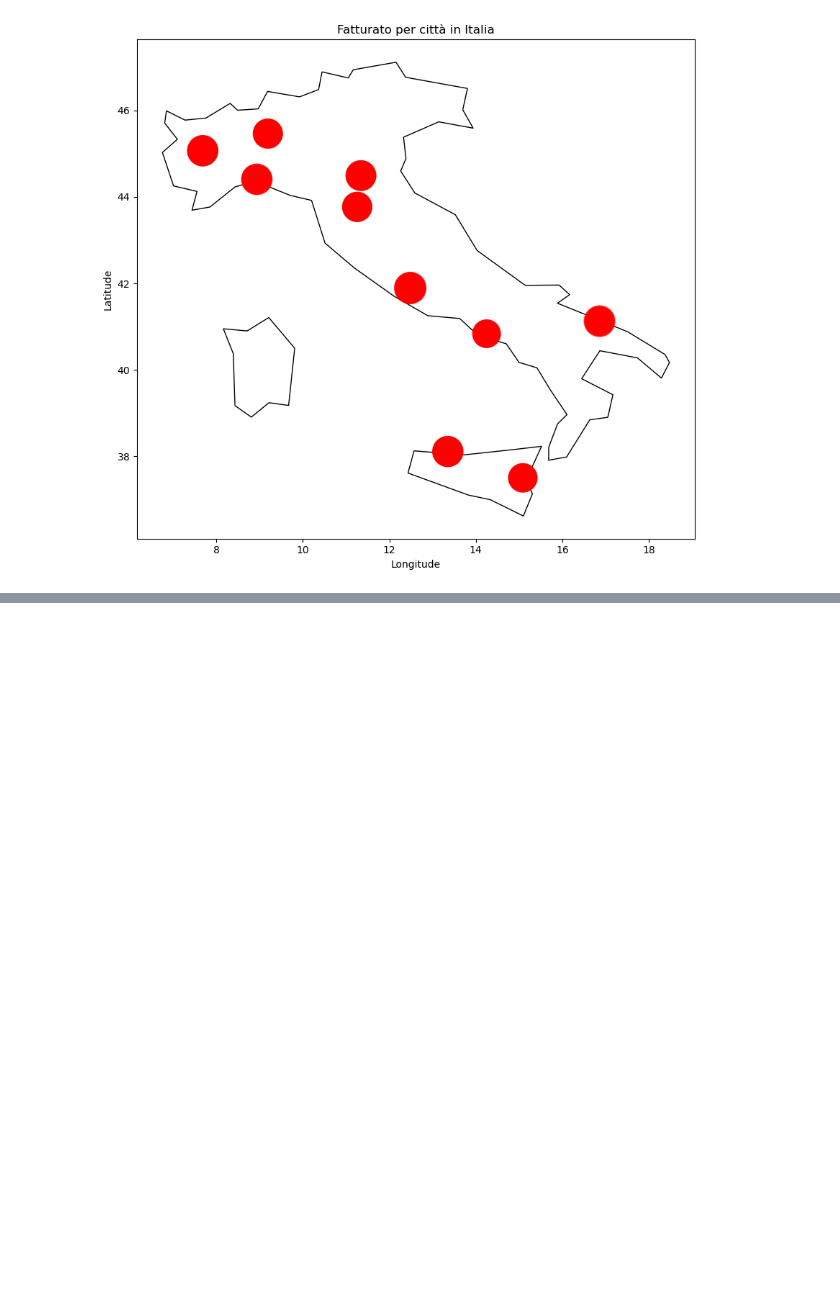
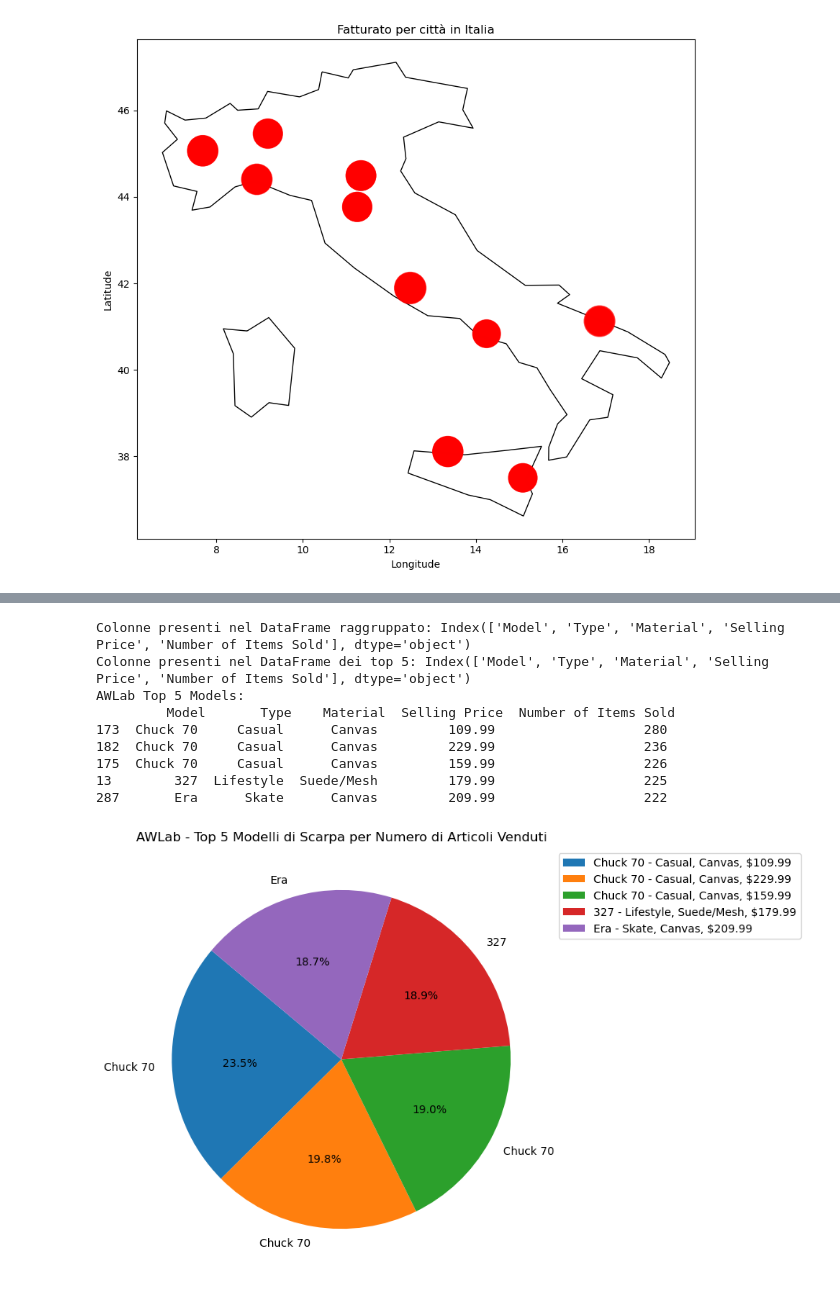
Before and after one commit to MatteoCapp/PYTHON, a Jupyter notebook: Buildweek/Buildweek_PY.ipynb, the cells around one changed output, grey strips where cells are left out. Cells and saved outputs as stored; diff of their text form; code cells hidden in the pictures; blank space fills up the shorter version.

```diff
--- a/Buildweek/Buildweek_PY.ipynb
+++ b/Buildweek/Buildweek_PY.ipynb
@@ -616,0 +711,30 @@ Colonne presenti nel GeoDataFrame: Index(['index', 'Brand', 'Model', 'Type', 'Ge
+# %%
+ft_grouped = ft.groupby(['Model', 'Type', 'Material', 'Selling Price'])['Number of Items Sold'].sum().reset_index()
+
+print("Colonne presenti nel DataFrame raggruppato:", ft_grouped.columns)
+
+ft_top5 = ft_grouped.sort_values(by='Number of Items Sold', ascending=False).head(5)
+
+print("Colonne presenti nel DataFrame dei top 5:", ft_top5.columns)
+
+print("AWLab Top 5 Models:\n", ft_top5)
+
+fig, ax = plt.subplots(figsize=(10, 7))
+ax.pie(ft_top5['Number of Items Sold'], labels=ft_top5['Model'], autopct='%1.1f%%', startangle=140)
+ax.set_title('AWLab - Top 5 Modelli di Scarpa per Numero di Articoli Venduti')
+
+legend_labels = [f'{model} - {type_}, {material}, ${price:.2f}' for model, type_, material, price in zip(ft_top5['Model'], ft_top5['Type'], ft_top5['Material'], ft_top5['Selling Price'])]
+plt.legend(legend_labels, loc='best', bbox_to_anchor=(1, 1))
+
+plt.show()
+# %% [output]
+Colonne presenti nel DataFrame raggruppato: Index(['Model', 'Type', 'Material', 'Selling Price', 'Number of Items Sold'], dtype='object')
+Colonne presenti nel DataFrame dei top 5: Index(['Model', 'Type', 'Material', 'Selling Price', 'Number of Items Sold'], dtype='object')
+AWLab Top 5 Models:
+         Model       Type    Material  Selling Price  Number of Items Sold
+173  Chuck 70     Casual      Canvas         109.99                   280
+182  Chuck 70     Casual      Canvas         229.99                   236
+175  Chuck 70     Casual      Canvas         159.99                   226
+13        327  Lifestyle  Suede/Mesh         179.99                   225
+287       Era      Skate      Canvas         209.99                   222
+[figure, added]
```
Also changed, not shown: parts of 2 cells of this notebook.
